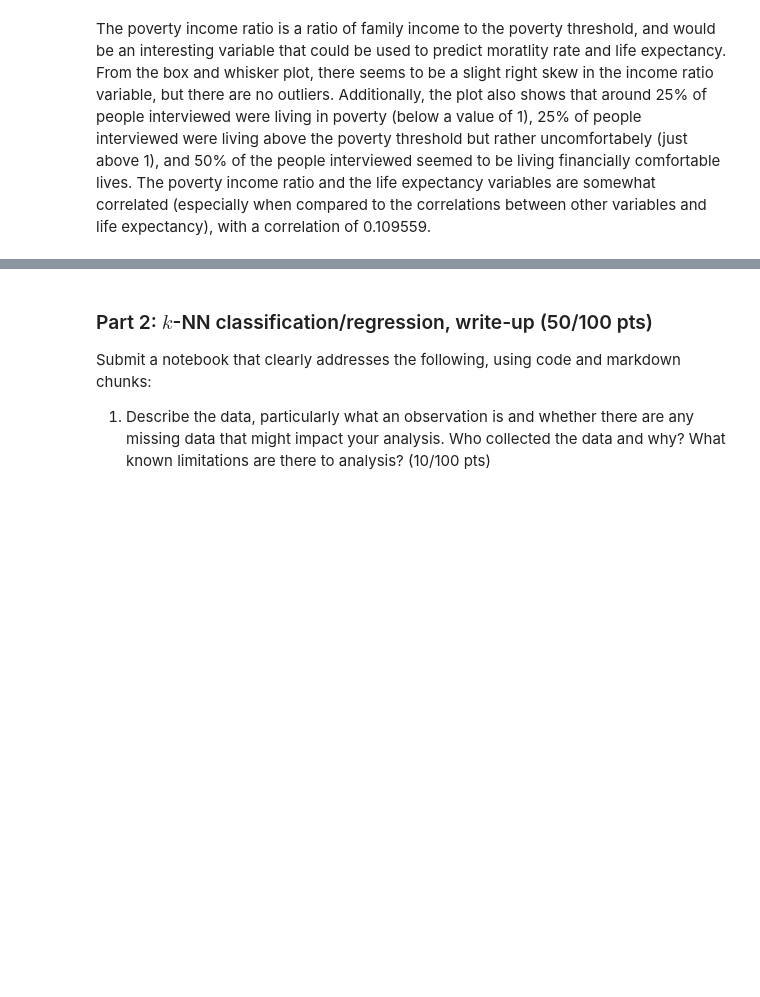
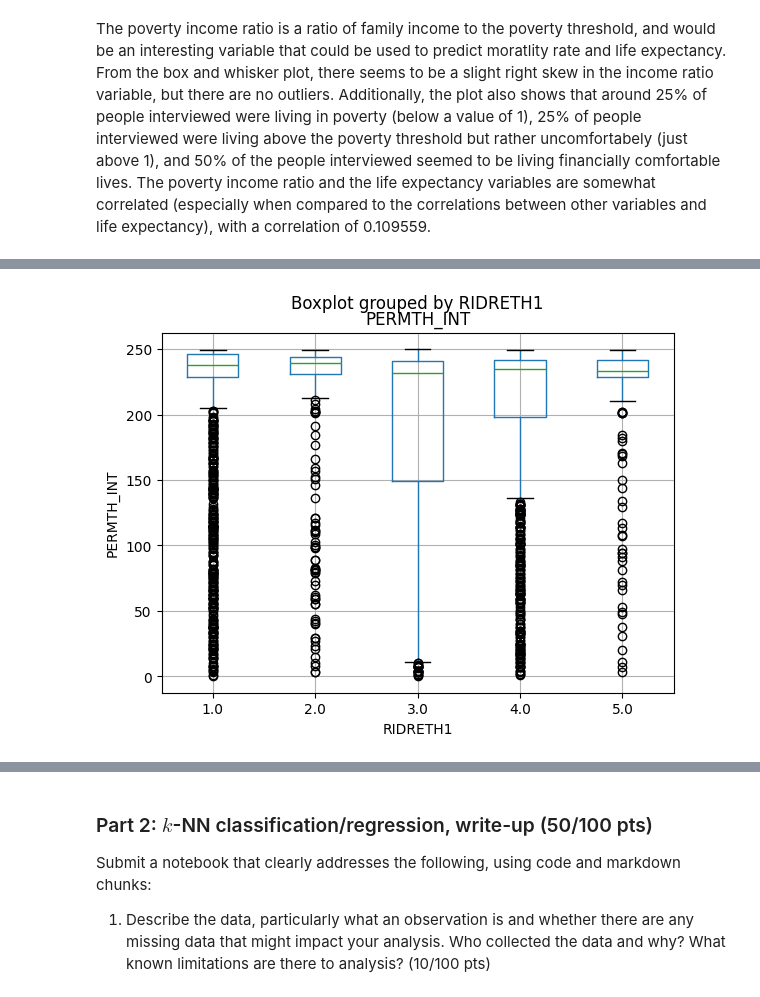
Before and after one commit to shalmalirao/ds3001-project1, a Jupyter notebook: project_1_bsds.ipynb, the cells around one changed output, grey strips where cells are left out. Saved outputs shown, nothing was run; the diff lists cells and outputs as text; code cells hidden in the pictures; blank space fills up the shorter version.

```diff
--- a/project_1_bsds.ipynb
+++ b/project_1_bsds.ipynb
@@ -124,0 +144,8 @@ The poverty income ratio is a ratio of family income to the poverty threshold, a
+# %%
+df.boxplot(column = 'PERMTH_INT', by = 'RIDRETH1')
+plt.xlabel('RIDRETH1')
+plt.ylabel('PERMTH_INT')
+plt.show()
+#There is a weak linear relationship. As RIDRETH1's numerical code increases, PERMTH_
+# %% [output]
+[figure, added]
```
Also changed, not shown: parts of 4 cells of this notebook, 1 other file.
